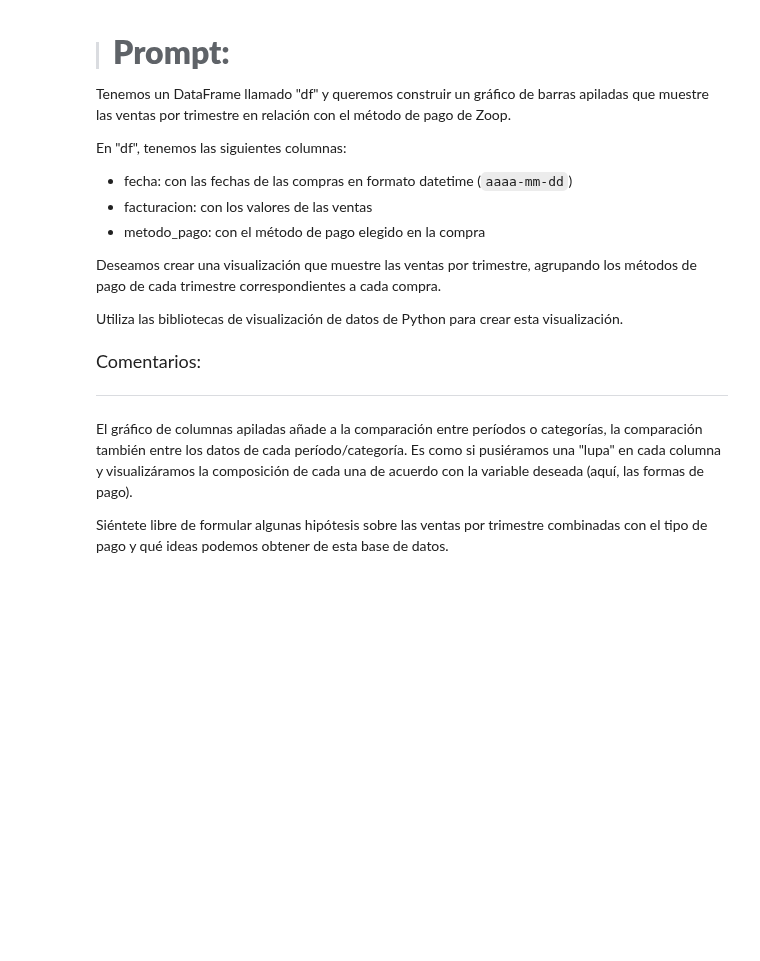
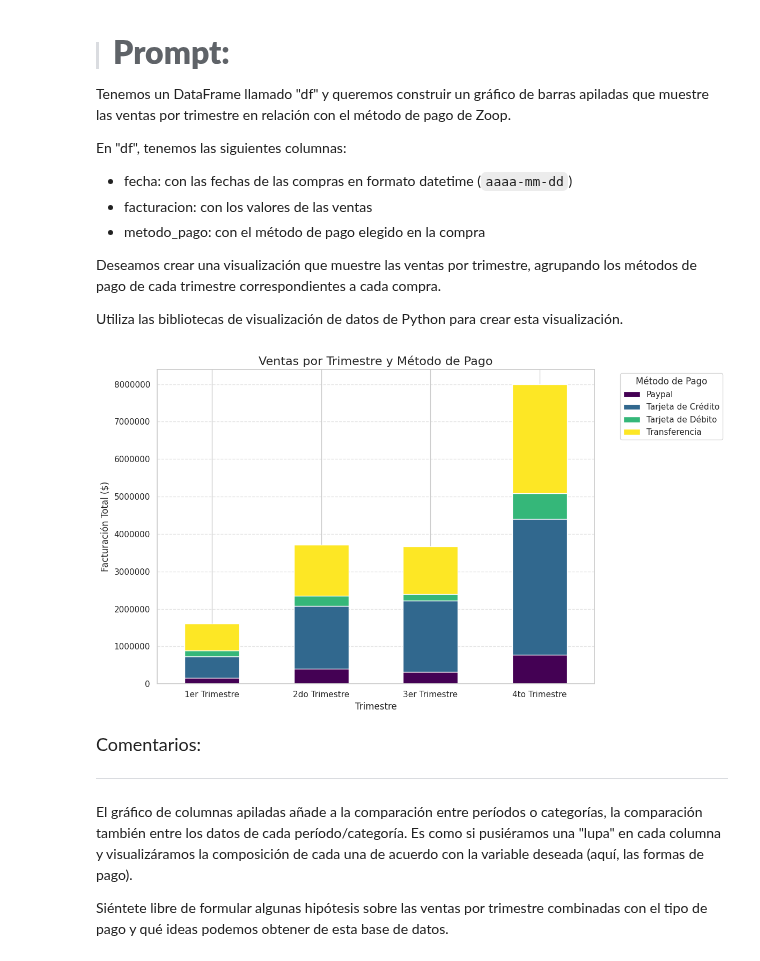
Before and after one commit to LordAguaKate/Practica_DATA_SCIENCE, a Jupyter notebook: IA_aplicada_a_ciencia_de_datos.ipynb, the cells around one changed output. Cells and saved outputs as stored; diff of their text form; code cells hidden in the pictures; blank space fills up the shorter version.

```diff
--- a/IA_aplicada_a_ciencia_de_datos.ipynb
+++ b/IA_aplicada_a_ciencia_de_datos.ipynb
@@ -538,6 +658,47 @@ En "df", tenemos las siguientes columnas:
 Deseamos crear una visualización que muestre las ventas por trimestre, agrupando los métodos de pago de cada trimestre correspondientes a cada compra.
 
 Utiliza las bibliotecas de visualización de datos de Python para crear esta visualización.
+# %%
+# 1. Asegurarnos de que 'fecha' es datetime
+df_ecommerce['fecha'] = pd.to_datetime(df_ecommerce['fecha'])
+
+# 2. Crear una columna para identificar el Trimestre
+# dt.quarter nos da 1, 2, 3, 4. Lo mapeamos para que se lea mejor en el gráfico.
+df_ecommerce['trimestre'] = df_ecommerce['fecha'].dt.quarter.map({
+    1: '1er Trimestre',
+    2: '2do Trimestre',
+    3: '3er Trimestre',
+    4: '4to Trimestre'
+})
+
+# 3. Crear una Tabla Dinámica (Pivot Table)
+# Esto organiza los datos: Filas = Trimestres, Columnas = Métodos de Pago, Valores = Suma de Facturación
+ventas_trimestre_pago = df_ecommerce.pivot_table(
+    index='trimestre',
+    columns='metodo_pago',
+    values='facturacion',
+    aggfunc='sum'
+)
+# %%
+# 4. Generar el Gráfico de Barras Apiladas
+# Pandas facilita esto con el parámetro stacked=True
+ax = ventas_trimestre_pago.plot(kind='bar', stacked=True, figsize=(12, 7), colormap='viridis')
+
+# 5. Personalización del gráfico
+plt.title('Ventas por Trimestre y Método de Pago', fontsize=16)
+plt.ylabel('Facturación Total ($)', fontsize=12)
+plt.xlabel('Trimestre', fontsize=12)
+plt.xticks(rotation=0) # Mantener las etiquetas horizontales
+plt.legend(title='Método de Pago', bbox_to_anchor=(1.05, 1), loc='upper left') # Mover leyenda afuera
+
+# Formato para evitar notación científica en el eje Y (opcional)
+plt.ticklabel_format(style='plain', axis='y')
+plt.grid(axis='y', linestyle='--', alpha=0.5)
+plt.tight_layout() # Ajustar márgenes
+
+plt.show()
+# %% [output]
+[figure, added]
 # %% [markdown]
 <font color="7b71ff" size=4> Comentarios: </font>
 
```
Also changed, not shown: parts of 6 cells of this notebook.
